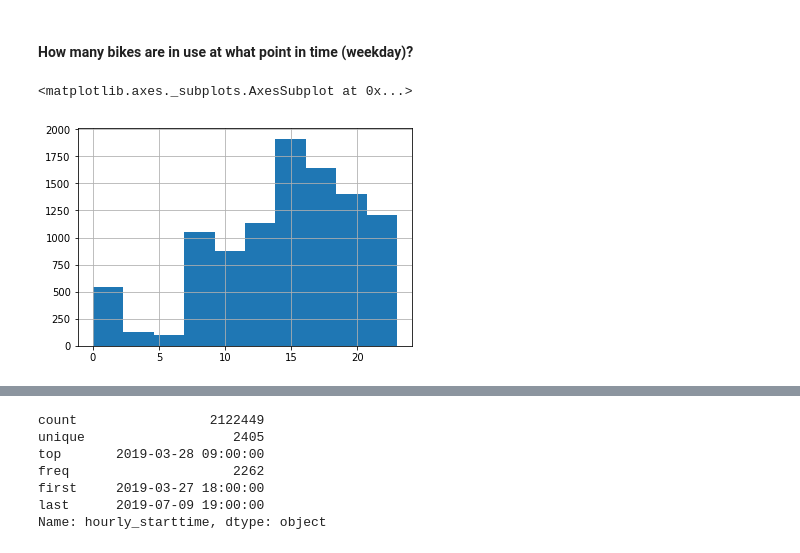
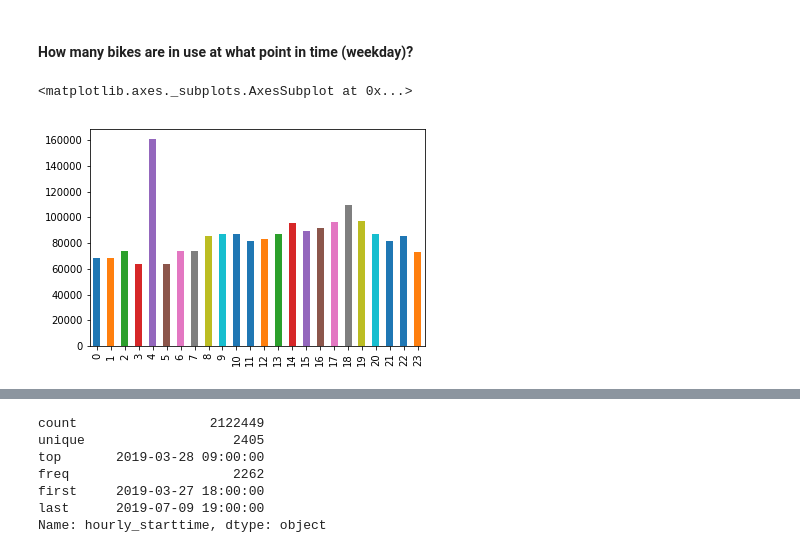
Before and after one commit to technologiestiftung/bike-sharing, a Jupyter notebook: src/analysis/analysis.ipynb, the cells around one changed output, grey strips where cells are left out. Saved outputs shown, nothing was run; the diff lists cells and outputs as text; code cells hidden in the pictures.

```diff
--- a/src/analysis/analysis.ipynb
+++ b/src/analysis/analysis.ipynb
@@ -566,9 +567,9 @@ df['hour_of_day'] = df.timestamp.apply(lambda x: x.time().hour)
 # %%
 # day of week
 df['day_of_week'] = df.timestamp.apply(lambda x: x.weekday())
-# %%
-df.hour_of_day.hist()
-# %% [output]
-<matplotlib.axes._subplots.AxesSubplot at 0x...>
-[figure, removed]
+# %%
+df[df['mode'] == 'trip'].hour_of_day.value_counts().sort_index().plot(kind='bar')
+# %% [output]
+<matplotlib.axes._subplots.AxesSubplot at 0x...>
+[figure, added]
 # %%
```
Also changed, not shown: parts of 11 cells of this notebook.
